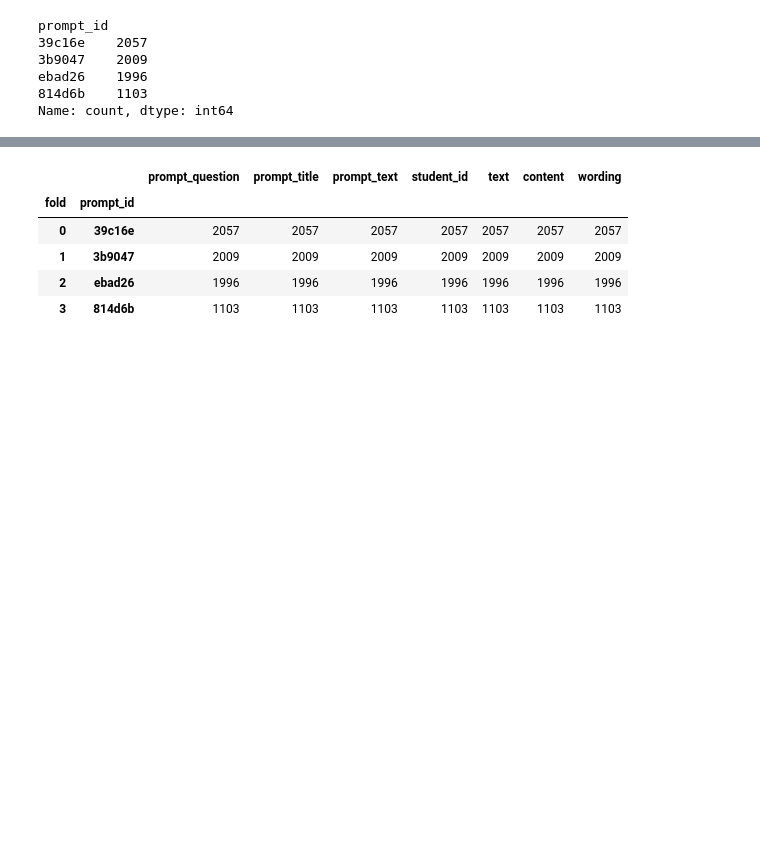
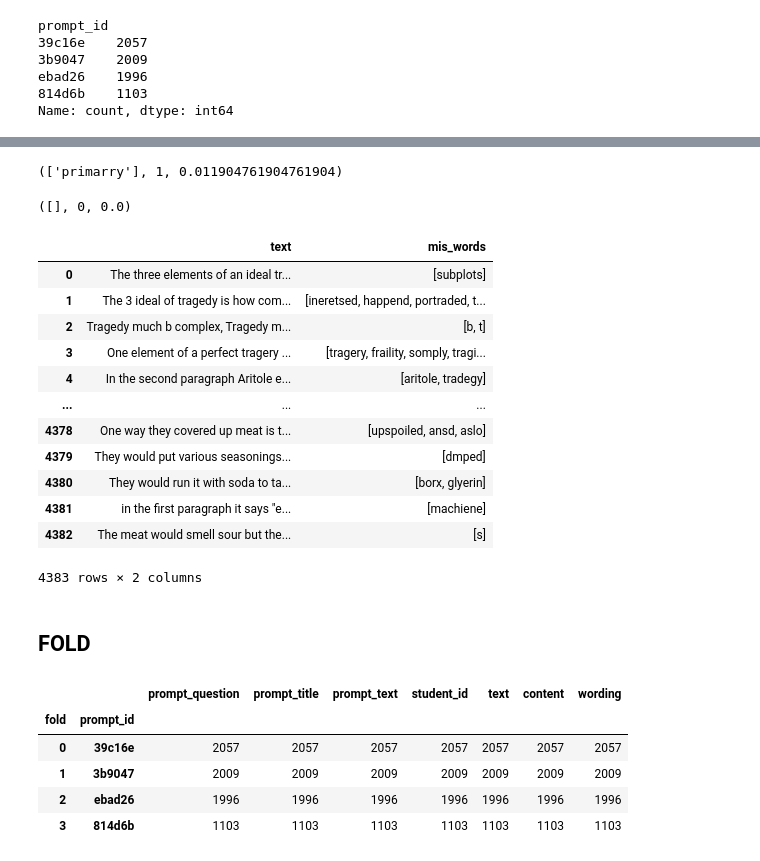
Before and after one commit to kfsky/CommonLit2023, a Jupyter notebook: notebooks/test.ipynb, the cells around one changed output, grey strips where cells are left out. Drawn from its saved outputs; the diff is of its cells as text; code cells hidden in the pictures; blank space fills up the shorter version.

```diff
--- a/notebooks/test.ipynb
+++ b/notebooks/test.ipynb
@@ -161,3 +161,21 @@ prompt_id
 ebad26    1996
 814d6b    1103
 Name: count, dtype: int64
+# %%
+# spell check
+from spellchecker import SpellChecker
+import nltk
+nltk.download('punkt')
+
+class SpChk(SpellChecker):
+    def __init__(self, context_keywords=[]):
+        super().__init__()
+        self.word_frequency.load_words(context_keywords)
+
+    def get_mispells(self, text):
+        tokens = nltk.word_tokenize(text)
+        mis_tokens = [token for token in self.unknown(tokens) if token.isalpha()]
+        return mis_tokens, len(mis_tokens), len(mis_tokens)/len(text)
+
+    def add_keywords(self, added_keywords):
+        self.word_frequency.load_words(added_keywords)
@@ -164,3 +186,48 @@ Name: count, dtype: int64
+# %%
+text = "I started my schooling as the majority did in my area, at the local primarry school."
+my_checker = SpChk()
+my_checker.get_mispells(text)
+# %% [output]
+(['primarry'], 1, 0.011904761904761904)
+# %%
+# train_df内のデータを確認する
+text = train_df["text"].values[0]
+my_checker.get_mispells(text)
+# %% [output]
+([], 0, 0.0)
+# %%
+# すべてのテキストに対して確認を行う
+texts = []
+mis_word_list = []
+for text in train_df["text"].values:
+    mis_words = my_checker.get_mispells(text)[0]
+    if len(mis_words) > 0:
+        texts.append(text)
+        mis_word_list.append(mis_words)
+
+mis_word_df = pd.DataFrame(
+    {
+        "text": texts,
+        "mis_words": mis_word_list
+    }
+)
+mis_word_df
+# %% [output]
+|  | text | mis_words |
+| 0 | The three elements of an ideal tr... | [subplots] |
+| 1 | The 3 ideal of tragedy is how com... | [ineretsed, happend, portraded, t... |
+| 2 | Tragedy much b complex, Tragedy m... | [b, t] |
+| 3 | One element of a perfect tragery ... | [tragery, fraility, somply, tragi... |
+| 4 | In the second paragraph Aritole e... | [aritole, tradegy] |
+| ... | ... | ... |
+| 4378 | One way they covered up meat is t... | [upspoiled, ansd, aslo] |
+| 4379 | They would put various seasonings... | [dmped] |
+| 4380 | They would run it with soda to ta... | [borx, glyerin] |
+| 4381 | in the first paragraph it says "e... | [machiene] |
+| 4382 | The meat would smell sour but the... | [s] |
+4383 rows × 2 columns
+# %% [markdown]
+## FOLD
 # %%
 from sklearn.model_selection import GroupKFold
 fold = GroupKFold(n_splits=4)
```
Also changed, not shown: parts of 5 cells of this notebook, 7 other files.
